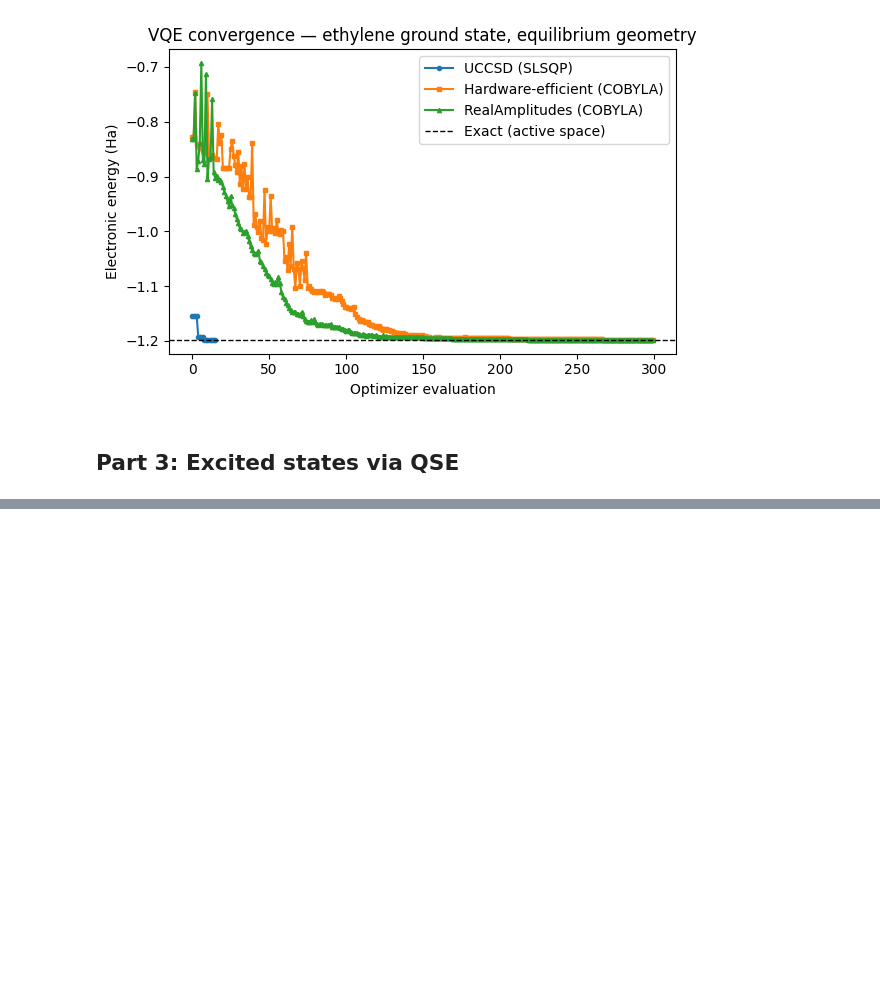
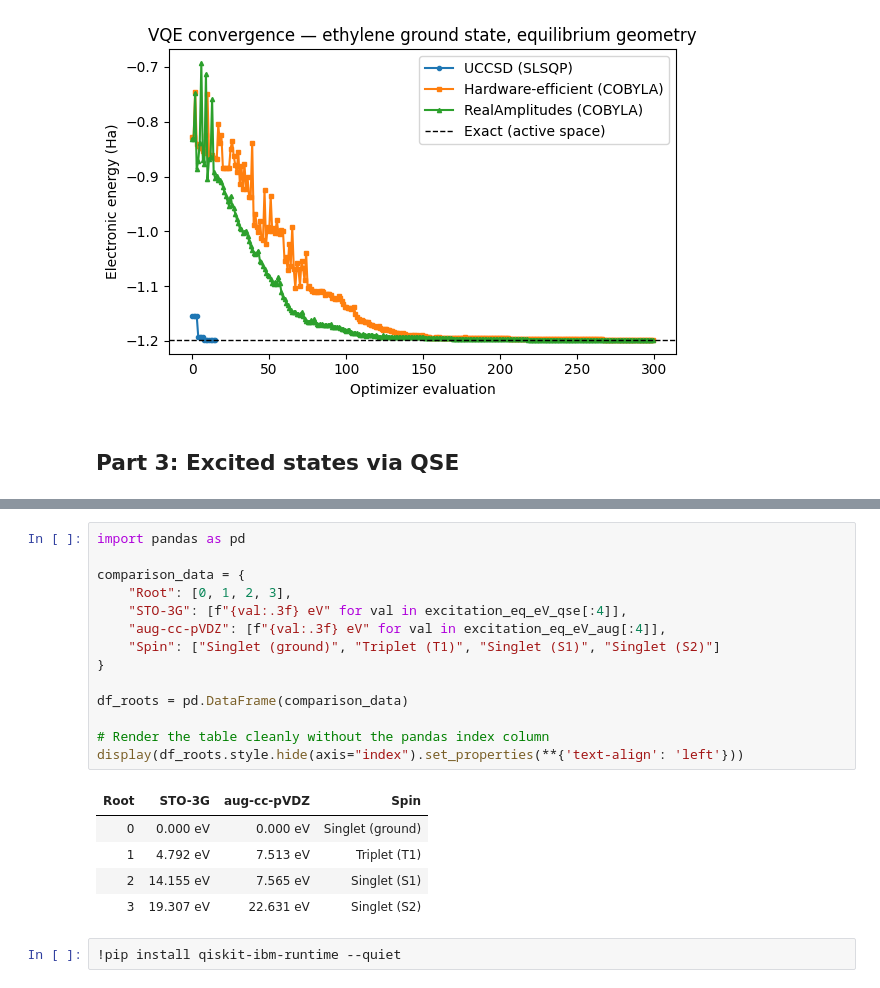
Before and after one commit to MSH-20/Quantum-Simulation-of-Photo-Induced-Charge-Dynamics, a Jupyter notebook: Quantum/ethylene_vqe_qse.ipynb, the cells around one changed output, grey strips where cells are left out. Saved outputs shown, nothing was run; the diff lists cells and outputs as text; blank space fills up the shorter version.

```diff
--- a/Quantum/ethylene_vqe_qse.ipynb
+++ b/Quantum/ethylene_vqe_qse.ipynb
@@ -295,0 +447,22 @@ Difference : -2.808 eV
+# %%
+import pandas as pd
+
+comparison_data = {
+    "Root": [0, 1, 2, 3],
+    "STO-3G": [f"{val:.3f} eV" for val in excitation_eq_eV_qse[:4]],
+    "aug-cc-pVDZ": [f"{val:.3f} eV" for val in excitation_eq_eV_aug[:4]],
+    "Spin": ["Singlet (ground)", "Triplet (T1)", "Singlet (S1)", "Singlet (S2)"]
+}
+
+df_roots = pd.DataFrame(comparison_data)
+
+# Render the table cleanly without the pandas index column
+display(df_roots.style.hide(axis="index").set_properties(**{'text-align': 'left'}))
+# %% [output]
+| Root | STO-3G | aug-cc-pVDZ | Spin |
+| 0 | 0.000 eV | 0.000 eV | Singlet (ground) |
+| 1 | 4.792 eV | 7.513 eV | Triplet (T1) |
+| 2 | 14.155 eV | 7.565 eV | Singlet (S1) |
+| 3 | 19.307 eV | 22.631 eV | Singlet (S2) |
+# %%
+!pip install qiskit-ibm-runtime --quiet
```
Also changed, not shown: parts of 12 cells of this notebook.
